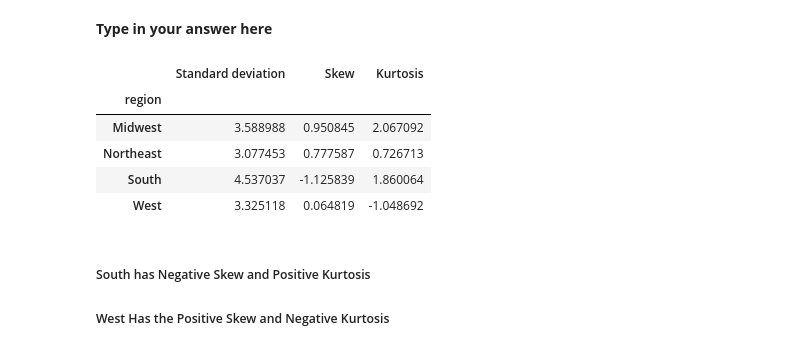
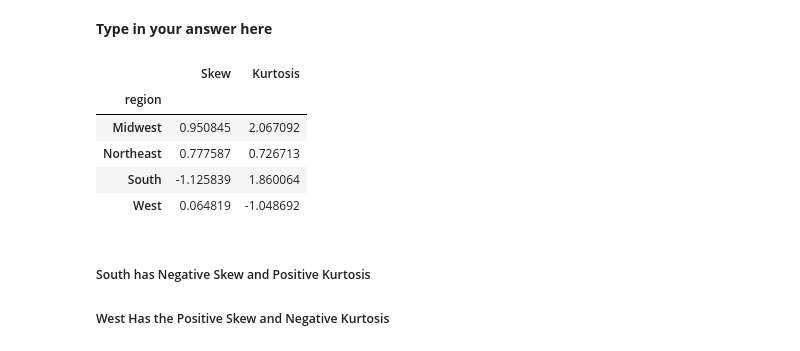
Before and after one commit to Arx1971/DataAnalytics-HW-1, a Jupyter notebook: HW1_Spring2020_Adnan_Rahin.ipynb, the cells around one changed output. Drawn from its saved outputs; the diff is of its cells as text; code cells hidden in the pictures.

```diff
--- a/HW1_Spring2020_Adnan_Rahin.ipynb
+++ b/HW1_Spring2020_Adnan_Rahin.ipynb
@@ -127,3 +129,0 @@ def remove_outlier(df_in, col_name):
-# %%
-crash, rows = remove_outlier(crash, 'alcohol')
-rows.head()
@@ -132,0 +130,3 @@ rows.head()
+# %%
+crash = crash[crash['alcohol'] <= 40]
+sns.scatterplot(x='accidents', y = 'alcohol', data=crash)
@@ -272,19 +281,18 @@ array([[<matplotlib.axes._subplots.AxesSubplot object at 0x...>,
 # %% [markdown]
 **Type in your answer here**
 # %%
-raw_data = {'Standard deviation': crash.groupby('region')['accidents'].std(),
-    'Skew': crash.groupby('region')['accidents'].skew(),
+raw_data = {'Skew': crash.groupby('region')['accidents'].skew(),
     'Kurtosis': crash.groupby('region')['accidents'].apply(pd.DataFrame.kurt)
     }
-acdnt = pd.DataFrame(raw_data, columns = ['Standard deviation', 'Skew', 'Kurtosis'])
+acdnt = pd.DataFrame(raw_data, columns = ['Skew', 'Kurtosis'])
 acdnt
 # %% [output]
-|  | Standard deviation | Skew | Kurtosis |
-| region |  |  |  |
-| Midwest | 3.588988 | 0.950845 | 2.067092 |
-| Northeast | 3.077453 | 0.777587 | 0.726713 |
-| South | 4.537037 | -1.125839 | 1.860064 |
-| West | 3.325118 | 0.064819 | -1.048692 |
+|  | Skew | Kurtosis |
+| region |  |  |
+| Midwest | 0.950845 | 2.067092 |
+| Northeast | 0.777587 | 0.726713 |
+| South | -1.125839 | 1.860064 |
+| West | 0.064819 | -1.048692 |
 # %% [markdown]
 ##### South has Negative Skew and Positive Kurtosis
 ##### West Has the Positive Skew and Negative Kurtosis
```
Also changed, not shown: parts of 10 cells of this notebook.
